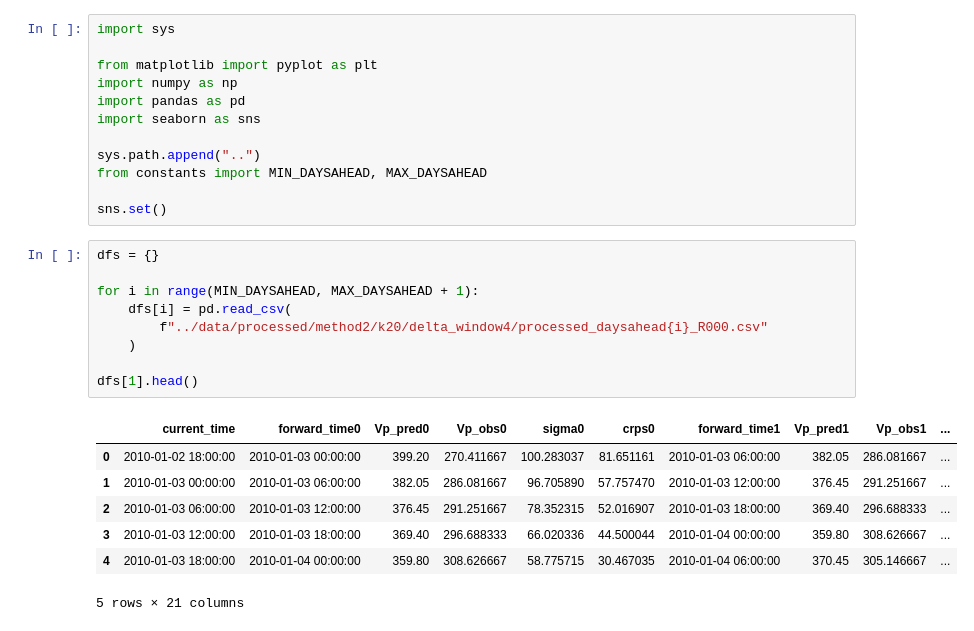
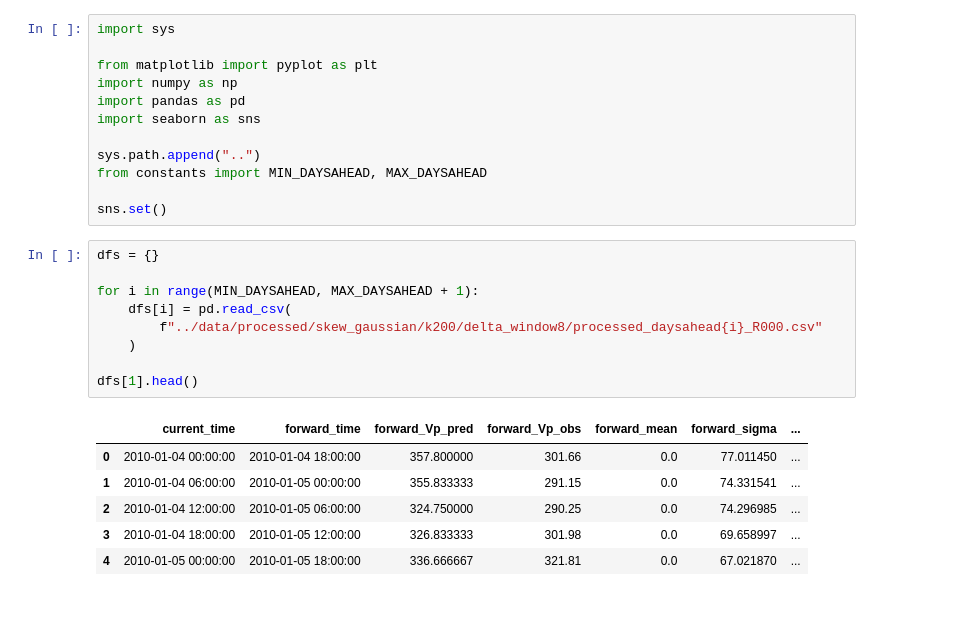
Before and after one commit to ddasilva/wsa_knn_uncertainty_v2, a Jupyter notebook: notebooks/Distribution of Sigmas.ipynb, the cells around one changed output. Cells and saved outputs as stored; diff of their text form.

```diff
--- a/notebooks/Distribution of Sigmas.ipynb
+++ b/notebooks/Distribution of Sigmas.ipynb
@@ -17,20 +17,19 @@ sns.set()
 # %%
 dfs = {}
 
 for i in range(MIN_DAYSAHEAD, MAX_DAYSAHEAD + 1):
     dfs[i] = pd.read_csv(
-        f"../data/processed/method2/k20/delta_window4/processed_daysahead{i}_R000.csv"
+        f"../data/processed/skew_gaussian/k200/delta_window8/processed_daysahead{i}_R000.csv"
     )
 
 dfs[1].head()
 # %% [output]
-|  | current_time | forward_time0 | Vp_pred0 | Vp_obs0 | sigma0 | crps0 | forward_time1 | Vp_pred1 | Vp_obs1 | ... |
-| 0 | 2010-01-02 18:00:00 | 2010-01-03 00:00:00 | 399.20 | 270.411667 | 100.283037 | 81.651161 | 2010-01-03 06:00:00 | 382.05 | 286.081667 | ... |
-| 1 | 2010-01-03 00:00:00 | 2010-01-03 06:00:00 | 382.05 | 286.081667 | 96.705890 | 57.757470 | 2010-01-03 12:00:00 | 376.45 | 291.251667 | ... |
-| 2 | 2010-01-03 06:00:00 | 2010-01-03 12:00:00 | 376.45 | 291.251667 | 78.352315 | 52.016907 | 2010-01-03 18:00:00 | 369.40 | 296.688333 | ... |
-| 3 | 2010-01-03 12:00:00 | 2010-01-03 18:00:00 | 369.40 | 296.688333 | 66.020336 | 44.500044 | 2010-01-04 00:00:00 | 359.80 | 308.626667 | ... |
-| 4 | 2010-01-03 18:00:00 | 2010-01-04 00:00:00 | 359.80 | 308.626667 | 58.775715 | 30.467035 | 2010-01-04 06:00:00 | 370.45 | 305.146667 | ... |
+|  | current_time | forward_time | forward_Vp_pred | forward_Vp_obs | forward_mean | forward_sigma | ... |
+| 0 | 2010-01-04 00:00:00 | 2010-01-04 18:00:00 | 357.800000 | 301.66 | 0.0 | 77.011450 | ... |
+| 1 | 2010-01-04 06:00:00 | 2010-01-05 00:00:00 | 355.833333 | 291.15 | 0.0 | 74.331541 | ... |
+| 2 | 2010-01-04 12:00:00 | 2010-01-05 06:00:00 | 324.750000 | 290.25 | 0.0 | 74.296985 | ... |
+| 3 | 2010-01-04 18:00:00 | 2010-01-05 12:00:00 | 326.833333 | 301.98 | 0.0 | 69.658997 | ... |
+| 4 | 2010-01-05 00:00:00 | 2010-01-05 18:00:00 | 336.666667 | 321.81 | 0.0 | 67.021870 | ... |
-5 rows × 21 columns
 # %%
 bins = np.arange(35, 190, 1)
 
```
Also changed, not shown: parts of 1 cell of this notebook, 12 other files.
